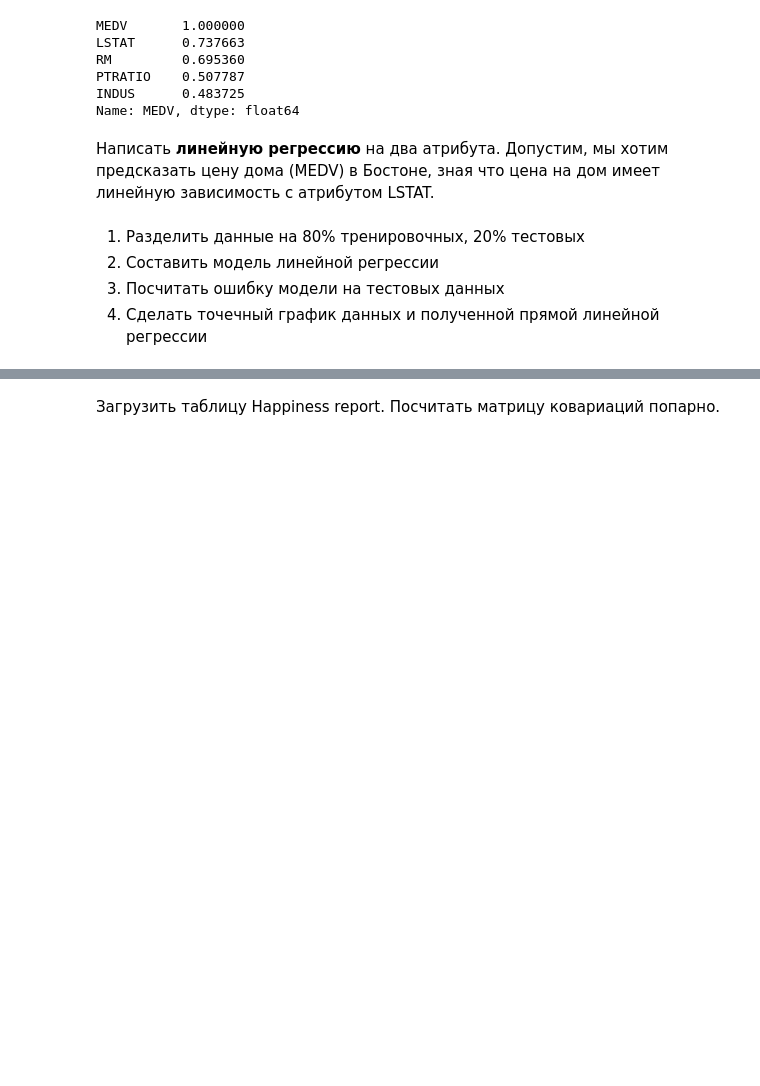
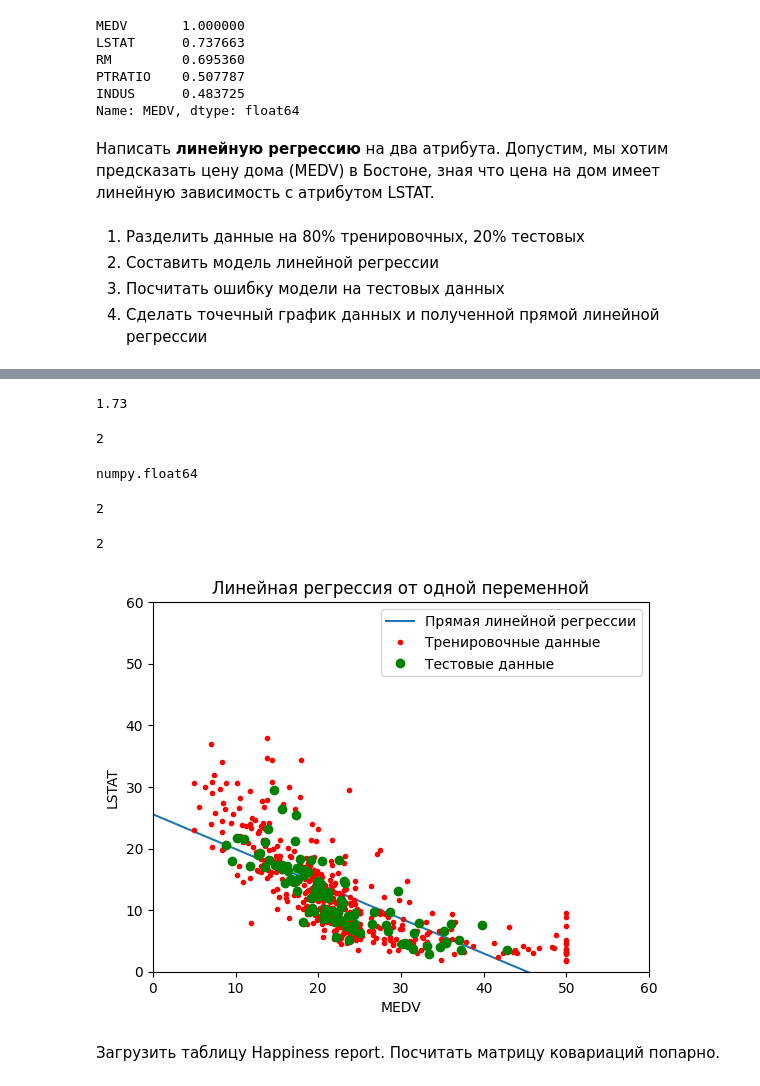
Before and after one commit to Rebeil/Python, a Jupyter notebook: 20.statistics/work_20.ipynb, the cells around one changed output, grey strips where cells are left out. Cells and saved outputs as stored; diff of their text form; code cells hidden in the pictures; blank space fills up the shorter version.

```diff
--- a/20.statistics/work_20.ipynb
+++ b/20.statistics/work_20.ipynb
@@ -365,3 +363,6 @@ Name: MEDV, dtype: float64
 2.   Составить модель линейной регрессии
 3.   Посчитать ошибку модели на тестовых данных
 4.   Сделать точечный график данных и полученной прямой линейной регрессии
+# %%
+from sklearn.linear_model import LinearRegression
+model = LinearRegression()
@@ -367,0 +378,3 @@ Name: MEDV, dtype: float64
+# %%
+MEDV = np.array(data['MEDV']).reshape(-1,1)
+LSTAT = np.array(data['LSTAT']).reshape(-1,1)
@@ -367,0 +401,10 @@ Name: MEDV, dtype: float64
+# %%
+from sklearn.model_selection import train_test_split
+
+X_train, X_test, y_train, y_test = train_test_split(
+    MEDV,
+    LSTAT,
+    test_size = 0.2
+)
+# %%
+model.fit(X_train, y_train)
@@ -368,3 +444,46 @@ Name: MEDV, dtype: float64
+# %%
+min(min(X_test.min(), y_test.min()), min(X_train.min(),y_train.min()))
+# %% [output]
+1.73
+# %%
+int(min(X_test.min(), y_test.min()))
+# %% [output]
+2
+# %%
+type(min(X_test.min(), y_test.min()))
+# %% [output]
+numpy.float64
+# %%
+min(X_test.min(), y_test.min()).astype(int)
+# %% [output]
+2
+# %%
+import math
+math.trunc(min(X_test.min(), y_test.min()))
+# %% [output]
+2
+# %%
+plt.xlabel('MEDV')
+plt.ylabel('LSTAT')
+plt.title('Линейная регрессия от одной переменной')
+# Построим прямую для регрессии
+# Создадим 100 точек для предсказаний
+x = np.linspace(0, y_test.min())), 60, 100)
+# Посчитаем предсказанные значения
+# y = kx + b
+# k = model.coef_
+# b = model.intercept_
+y = model.coef_*x + model.intercept_
+y = np.transpose(y)
+plt.plot(x,y)
+plt.plot(X_train, y_train, 'r.')
+plt.plot(X_test, y_test, 'go')
+plt.xlim(0,60)
+plt.ylim(0,60)
+plt.legend(['Прямая линейной регрессии', 'Тренировочные данные', 'Тестовые данные'])
+plt.show()
+# %% [output]
+[figure, added]
 # %% [markdown]
 Загрузить таблицу Happiness report. Посчитать матрицу ковариаций попарно.
 # %%
```
Also changed, not shown: parts of 21 cells of this notebook.
